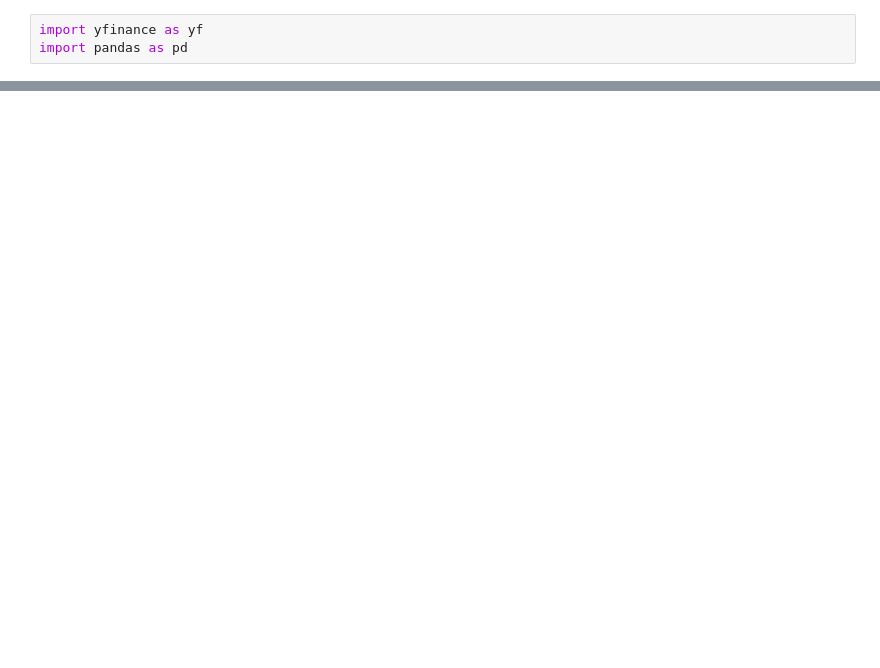
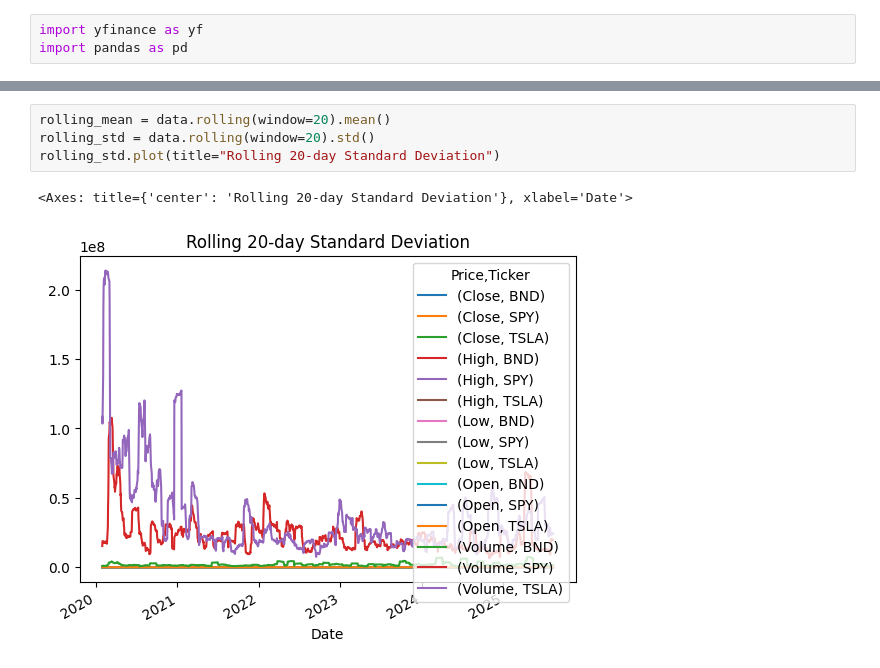
Before and after one commit to nebiyuu/Time-Series-Forecasting-for-Portfolio-Management, a Jupyter notebook: notebook/EDA.ipynb, the cells around one changed output, grey strips where cells are left out. Drawn from its saved outputs; the diff is of its cells as text; blank space fills up the shorter version.

```diff
--- a/notebook/EDA.ipynb
+++ b/notebook/EDA.ipynb
@@ -98,0 +65,7 @@ NameError: name 'returns_df' is not defined
+# %%
+rolling_mean = data.rolling(window=20).mean()
+rolling_std = data.rolling(window=20).std()
+rolling_std.plot(title="Rolling 20-day Standard Deviation")
+# %% [output]
+<Axes: title={'center': 'Rolling 20-day Standard Deviation'}, xlabel='Date'>
+[figure, added]
```
Also changed, not shown: parts of 15 cells of this notebook, 1 other file.
